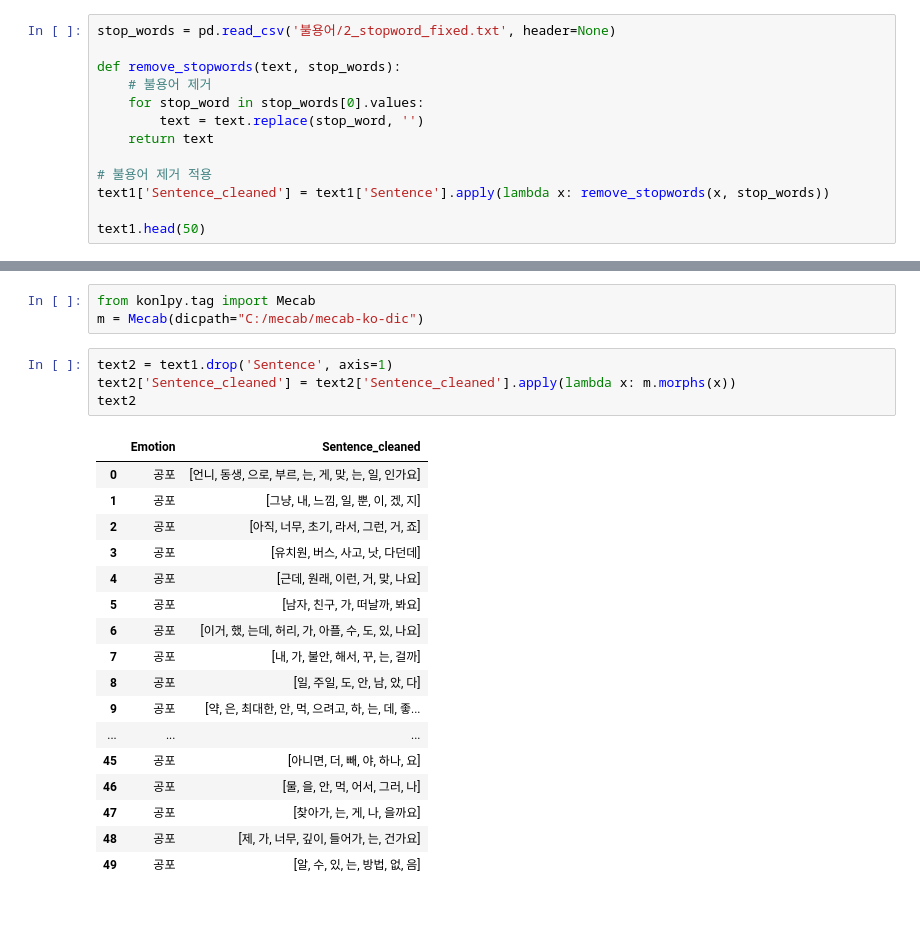
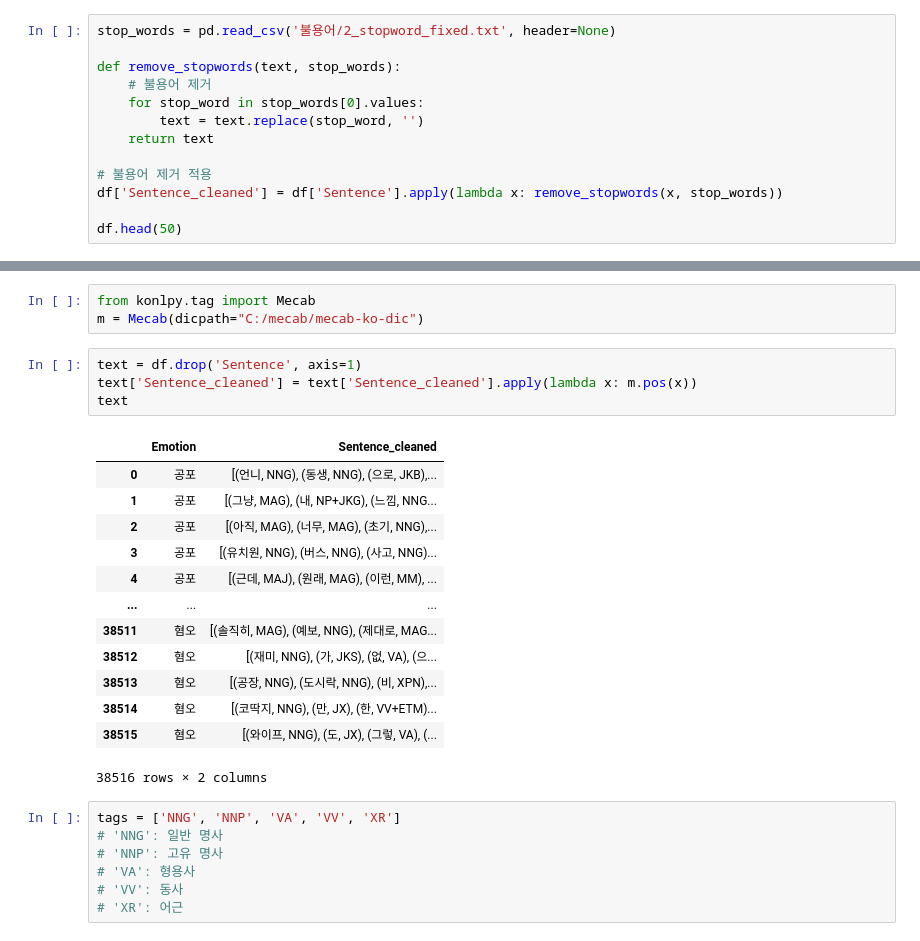
Before and after one commit to SamKimILee/2ndProject, a Jupyter notebook: 감정_분류/0112_전처리.ipynb, the cells around one changed output, grey strips where cells are left out. Drawn from its saved outputs; the diff is of its cells as text; blank space fills up the shorter version.

```diff
--- a/감정_분류/0112_전처리.ipynb
+++ b/감정_분류/0112_전처리.ipynb
@@ -41,9 +61,9 @@ def remove_stopwords(text, stop_words):
     return text
 
 # 불용어 제거 적용
-text1['Sentence_cleaned'] = text1['Sentence'].apply(lambda x: remove_stopwords(x, stop_words))
+df['Sentence_cleaned'] = df['Sentence'].apply(lambda x: remove_stopwords(x, stop_words))
 
-text1.head(50)
+df.head(50)
 # %% [output]
 |  | Sentence | Emotion | Sentence_cleaned |
 | 0 | 언니 동생으로 부르는 게 맞는 일인가요 | 공포 | 언니 동생으로 부르는 게 맞는 일인가요 |
@@ -66,24 +86,27 @@ text1.head(50)
 from konlpy.tag import Mecab
 m = Mecab(dicpath="C:/mecab/mecab-ko-dic")
 # %%
-text2 = text1.drop('Sentence', axis=1)
-text2['Sentence_cleaned'] = text2['Sentence_cleaned'].apply(lambda x: m.morphs(x))
-text2
+text = df.drop('Sentence', axis=1)
+text['Sentence_cleaned'] = text['Sentence_cleaned'].apply(lambda x: m.pos(x))
+text
 # %% [output]
 |  | Emotion | Sentence_cleaned |
-| 0 | 공포 | [언니, 동생, 으로, 부르, 는, 게, 맞, 는, 일, 인가요] |
-| 1 | 공포 | [그냥, 내, 느낌, 일, 뿐, 이, 겠, 지] |
-| 2 | 공포 | [아직, 너무, 초기, 라서, 그런, 거, 죠] |
-| 3 | 공포 | [유치원, 버스, 사고, 낫, 다던데] |
-| 4 | 공포 | [근데, 원래, 이런, 거, 맞, 나요] |
-| 5 | 공포 | [남자, 친구, 가, 떠날까, 봐요] |
-| 6 | 공포 | [이거, 했, 는데, 허리, 가, 아플, 수, 도, 있, 나요] |
-| 7 | 공포 | [내, 가, 불안, 해서, 꾸, 는, 걸까] |
-| 8 | 공포 | [일, 주일, 도, 안, 남, 았, 다] |
-| 9 | 공포 | [약, 은, 최대한, 안, 먹, 으려고, 하, 는, 데, 좋... |
+| 0 | 공포 | [(언니, NNG), (동생, NNG), (으로, JKB),... |
+| 1 | 공포 | [(그냥, MAG), (내, NP+JKG), (느낌, NNG... |
+| 2 | 공포 | [(아직, MAG), (너무, MAG), (초기, NNG),... |
+| 3 | 공포 | [(유치원, NNG), (버스, NNG), (사고, NNG)... |
+| 4 | 공포 | [(근데, MAJ), (원래, MAG), (이런, MM), ... |
 | ... | ... | ... |
-| 45 | 공포 | [아니면, 더, 빼, 야, 하나, 요] |
-| 46 | 공포 | [물, 을, 안, 먹, 어서, 그러, 나] |
-| 47 | 공포 | [찾아가, 는, 게, 나, 을까요] |
-| 48 | 공포 | [제, 가, 너무, 깊이, 들어가, 는, 건가요] |
-| 49 | 공포 | [알, 수, 있, 는, 방법, 없, 음] |
+| 38511 | 혐오 | [(솔직히, MAG), (예보, NNG), (제대로, MAG... |
+| 38512 | 혐오 | [(재미, NNG), (가, JKS), (없, VA), (으... |
+| 38513 | 혐오 | [(공장, NNG), (도시락, NNG), (비, XPN),... |
+| 38514 | 혐오 | [(코딱지, NNG), (만, JX), (한, VV+ETM)... |
+| 38515 | 혐오 | [(와이프, NNG), (도, JX), (그렇, VA), (... |
+38516 rows × 2 columns
+# %%
+tags = ['NNG', 'NNP', 'VA', 'VV', 'XR']
+# 'NNG': 일반 명사
+# 'NNP': 고유 명사
+# 'VA': 형용사
+# 'VV': 동사
+# 'XR': 어근
```
Also changed, not shown: parts of 13 cells of this notebook, 7 other files.
